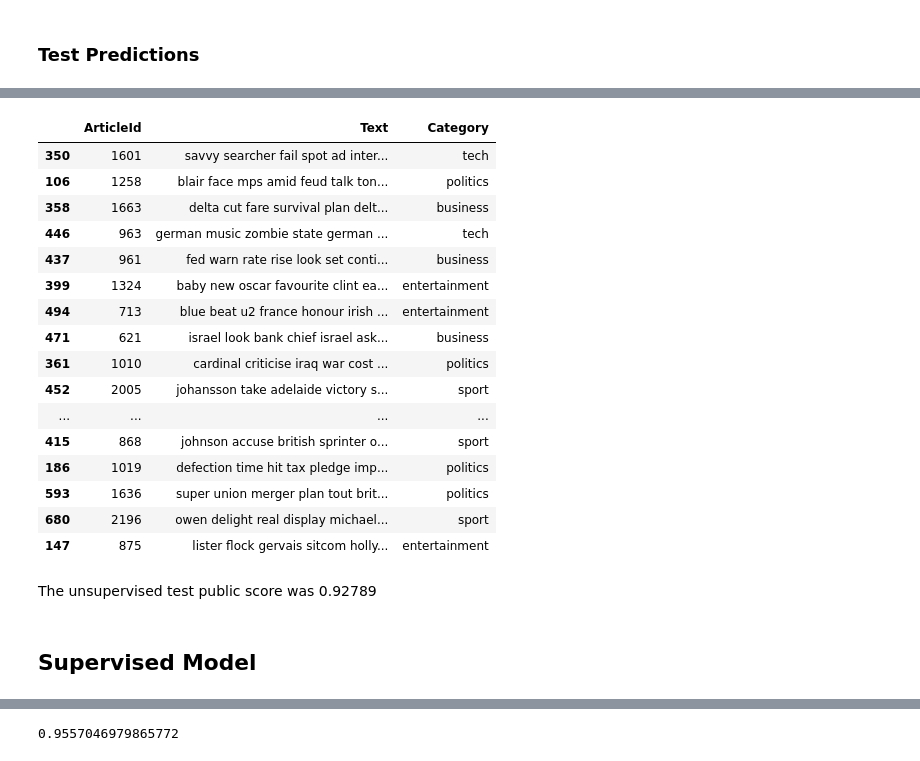
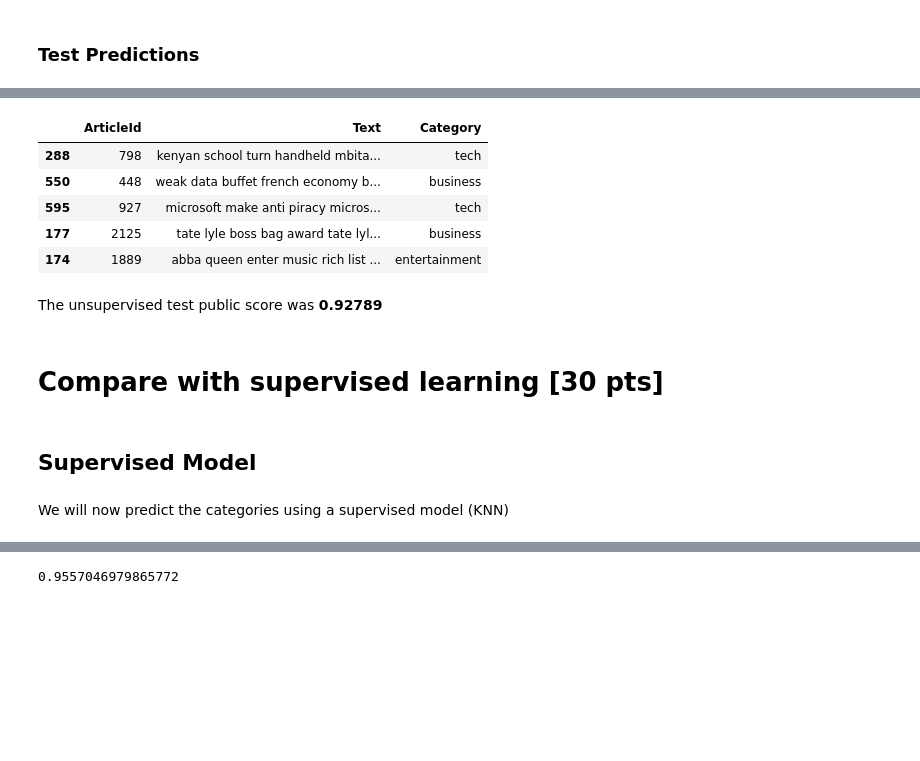
Before and after one commit to paws07/bbc_news_text_classification, a Jupyter notebook: bbc_news_classification.ipynb, the cells around one changed output, grey strips where cells are left out. Saved outputs shown, nothing was run; the diff lists cells and outputs as text; code cells hidden in the pictures; blank space fills up the shorter version.

```diff
--- a/bbc_news_classification.ipynb
+++ b/bbc_news_classification.ipynb
@@ -88,4 +134,7 @@ We can use grid search for tfidft and nmf parameters to tune the model, for this
 # %%
-nmf = NMF(n_components=5, # The number of topics we want
-          beta_loss='frobenius', #
+# Fit a NMF model on the tf-dif values
+nmf = NMF(solver='mu',
+          n_components=5, # The number of topics we want
+          beta_loss='kullback-leibler', #
           random_state=42)
+nmf.fit(tfidf_run)
@@ -214,22 +221,11 @@ array([0, 2, 0, 4, 0, 0, 1, 1, 3, 4, 4, 2, 1, 2, 3, 0, 1, 2, 3, 2, 4, 1,
 # %%
 test_results = test.copy().assign(Category=list(map(label_category_mapping.get, test_predicted_labels)))
-test_results.sample(20)
+test_results.sample(5)
 # %% [output]
 |  | ArticleId | Text | Category |
-| 350 | 1601 | savvy searcher fail spot ad inter... | tech |
-| 106 | 1258 | blair face mps amid feud talk ton... | politics |
-| 358 | 1663 | delta cut fare survival plan delt... | business |
-| 446 | 963 | german music zombie state german ... | tech |
-| 437 | 961 | fed warn rate rise look set conti... | business |
-| 399 | 1324 | baby new oscar favourite clint ea... | entertainment |
-| 494 | 713 | blue beat u2 france honour irish ... | entertainment |
-| 471 | 621 | israel look bank chief israel ask... | business |
-| 361 | 1010 | cardinal criticise iraq war cost ... | politics |
-| 452 | 2005 | johansson take adelaide victory s... | sport |
-| ... | ... | ... | ... |
-| 415 | 868 | johnson accuse british sprinter o... | sport |
-| 186 | 1019 | defection time hit tax pledge imp... | politics |
-| 593 | 1636 | super union merger plan tout brit... | politics |
-| 680 | 2196 | owen delight real display michael... | sport |
-| 147 | 875 | lister flock gervais sitcom holly... | entertainment |
+| 288 | 798 | kenyan school turn handheld mbita... | tech |
+| 550 | 448 | weak data buffet french economy b... | business |
+| 595 | 927 | microsoft make anti piracy micros... | tech |
+| 177 | 2125 | tate lyle boss bag award tate lyl... | business |
+| 174 | 1889 | abba queen enter music rich list ... | entertainment |
 # %%
@@ -237,7 +233,11 @@ test_results[['ArticleId', 'Category']].to_csv('predictions\unsupervised_predict
 # %% [markdown]
-The unsupervised test public score was 0.92789
+The unsupervised test public score was **0.92789**
+# %% [markdown]
+#  Compare with supervised learning [30 pts]
 # %% [markdown]
 ## Supervised Model
+# %% [markdown]
+We will now predict the categories using a supervised model (KNN)
 # %%
 from sklearn.neighbors import KNeighborsClassifier
 # %%
```
Also changed, not shown: parts of 36 cells of this notebook, 3 other files.
